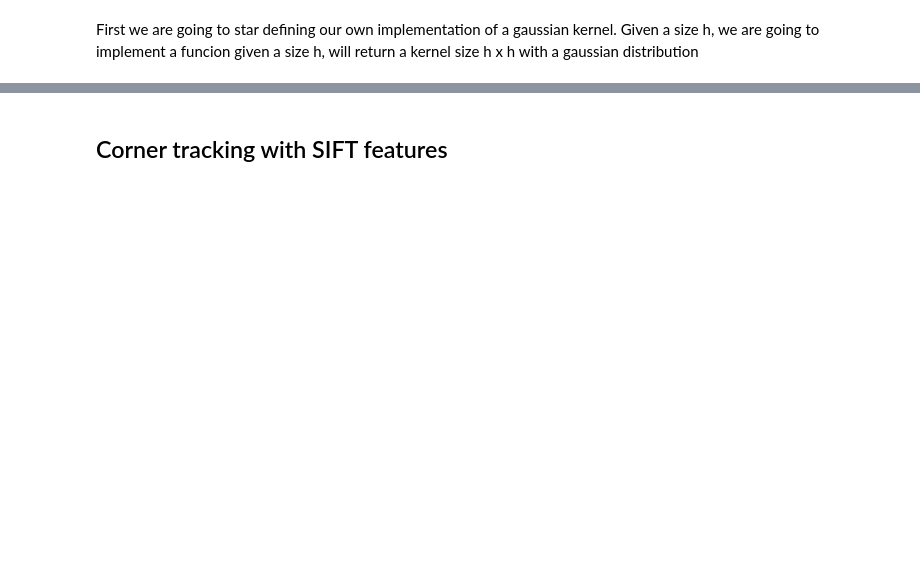
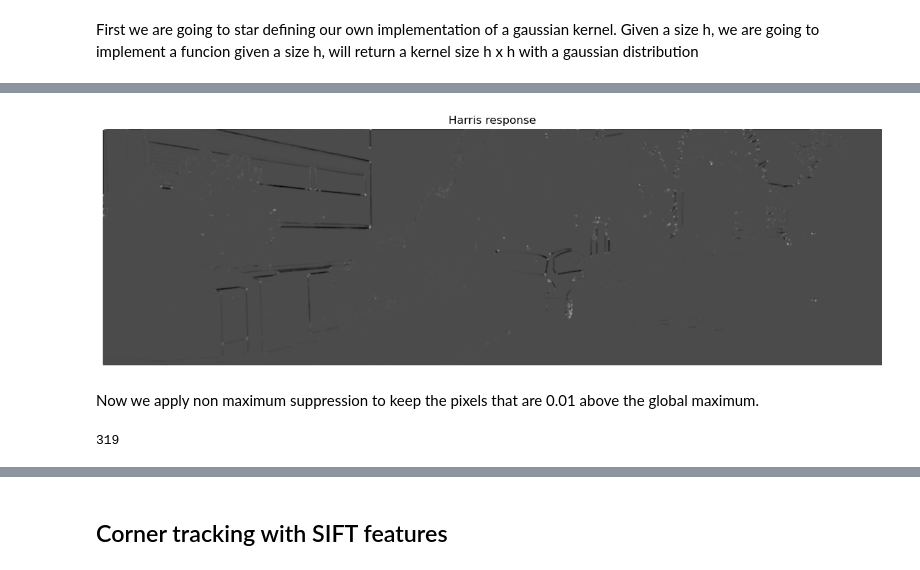
Before and after one commit to pabloagustinpace/public-projects, a Jupyter notebook: computer vision/corner detection and tracking/main.ipynb, the cells around one changed output, grey strips where cells are left out. Cells and saved outputs as stored; diff of their text form; code cells hidden in the pictures; blank space fills up the shorter version.

```diff
--- a/computer vision/corner detection and tracking/main.ipynb
+++ b/computer vision/corner detection and tracking/main.ipynb
@@ -86,7 +125,46 @@ response = create_harris_response(Ixx, Iyy, Ixy)
+# %%
+def create_harris_response(Ixx, Iyy, Ixy, alpha=0.06):
+    """
+    Calculates the Harris response for each pixel in an image.
+
+    Args:
+    Ixx (numpy.ndarray): The squared x-derivatives of the image.
+    Iyy (numpy.ndarray): The squared y-derivatives of the image.
+    Ixy (numpy.ndarray): The product of x and y derivatives of the image.
+    alpha (float): Harris detector free parameter. Typically 0.04 to 0.06.
+
+    Returns:
+    numpy.ndarray: The Harris response of the image.
+    """
+    # Compute the determinant and trace of the matrix for each pixel
+    det_M = Ixx * Iyy - Ixy * Ixy
+    trace_M = Ixx + Iyy
+
+    # Compute the Harris response
+    R = det_M - alpha * (trace_M ** 2)
+    return R
+
+response = create_harris_response(Ixx, Iyy, Ixy)
+display(response, 'Harris response')
+# %% [output]
+[figure, added]
+# %% [markdown]
+Now we apply non maximum suppression to keep the pixels that are 0.01 above the global maximum.
 # %%
 def response_non_maxsup(R):
+    """
+    Applies non-maximum suppression to the Harris response map.
+
+    Args:
+    R (numpy.ndarray): The Harris response of an image.
+
+    Returns:
+    numpy.ndarray: Coordinates of the local maxima (corner points).
+    """
     corner_points = feature.peak_local_max(R, min_distance=7, threshold_abs=0, threshold_rel=0.01)
     return corner_points
 
 keypoints = response_non_maxsup(response)
 print(len(keypoints))
+# %% [output]
+319
```
Also changed, not shown: parts of 27 cells of this notebook, 1 other file.
